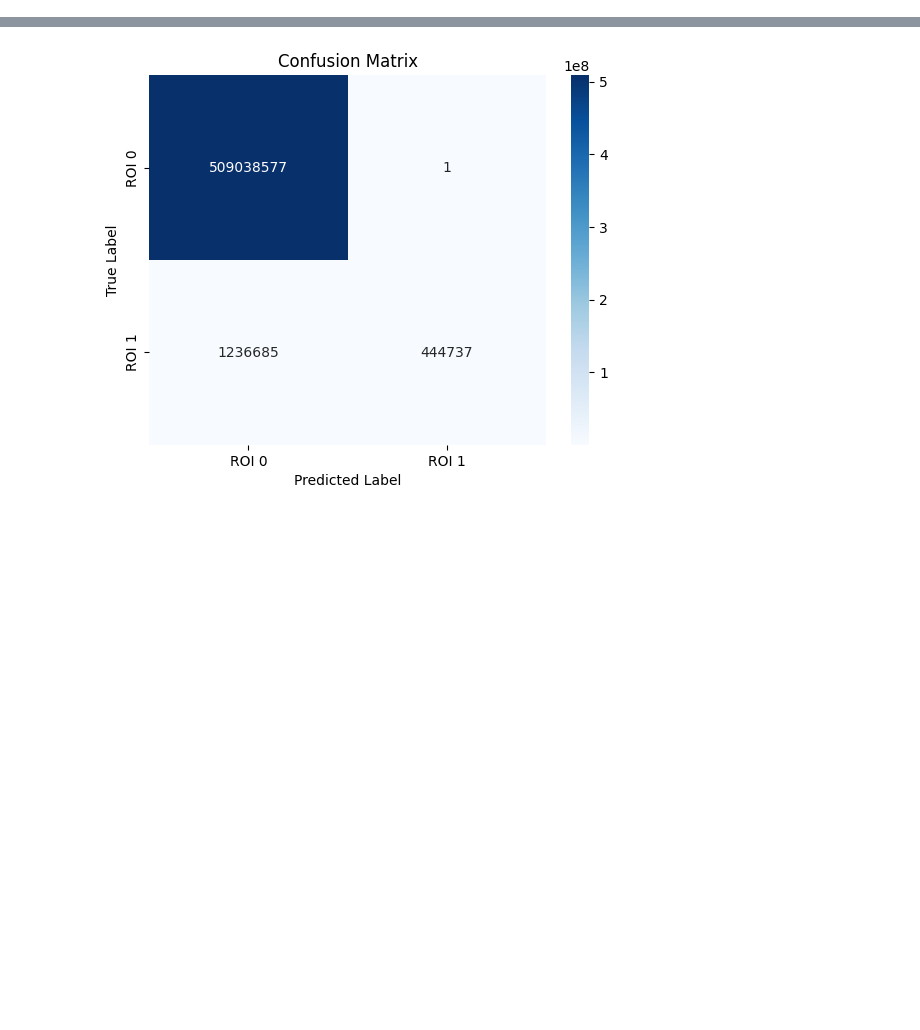
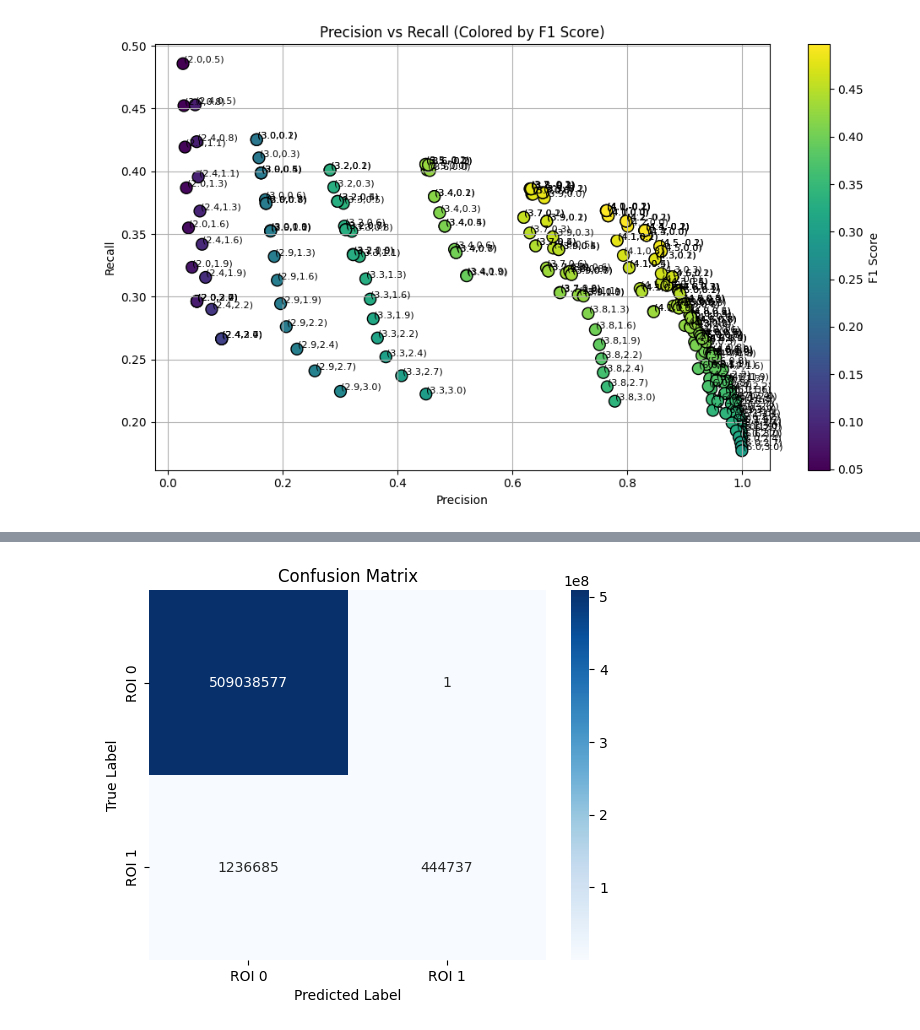
Before and after one commit to mking99456/Ar39-CNN, a Jupyter notebook: Threshold_Selection.ipynb, the cells around one changed output, grey strips where cells are left out. Cells and saved outputs as stored; diff of their text form; code cells hidden in the pictures; blank space fills up the shorter version.

```diff
--- a/Threshold_Selection.ipynb
+++ b/Threshold_Selection.ipynb
@@ -96,0 +145,28 @@ F1 Score: 0.4183
+# %%
+## Plot roc curve and get best one
+data = np.loadtxt("roi_grid_results.csv", delimiter=",", skiprows=1)
+
+s_high_vals = data[:, 0]
+s_low_vals  = data[:, 1]
+accuracy    = data[:, 2]
+precision   = data[:, 3]
+recall      = data[:, 4]
+f1_score    = data[:, 5]
+# %%
+import matplotlib.pyplot as plt
+
+plt.figure(figsize=(10, 6))
+plt.scatter(precision, recall, c=f1_score, cmap="viridis", s=100, edgecolors="k")
+for i in range(len(s_high_vals)):
+    label = f"({s_high_vals[i]:.1f},{s_low_vals[i]:.1f})"
+    plt.text(precision[i] + 0.001, recall[i] + 0.001, label, fontsize=8)
+
+plt.xlabel("Precision")
+plt.ylabel("Recall")
+plt.title("Precision vs Recall (Colored by F1 Score)")
+plt.colorbar(label="F1 Score")
+plt.grid(True)
+plt.tight_layout()
+plt.show()
+# %% [output]
+[figure, added]
```
Also changed, not shown: parts of 8 cells of this notebook, 1 other file.
